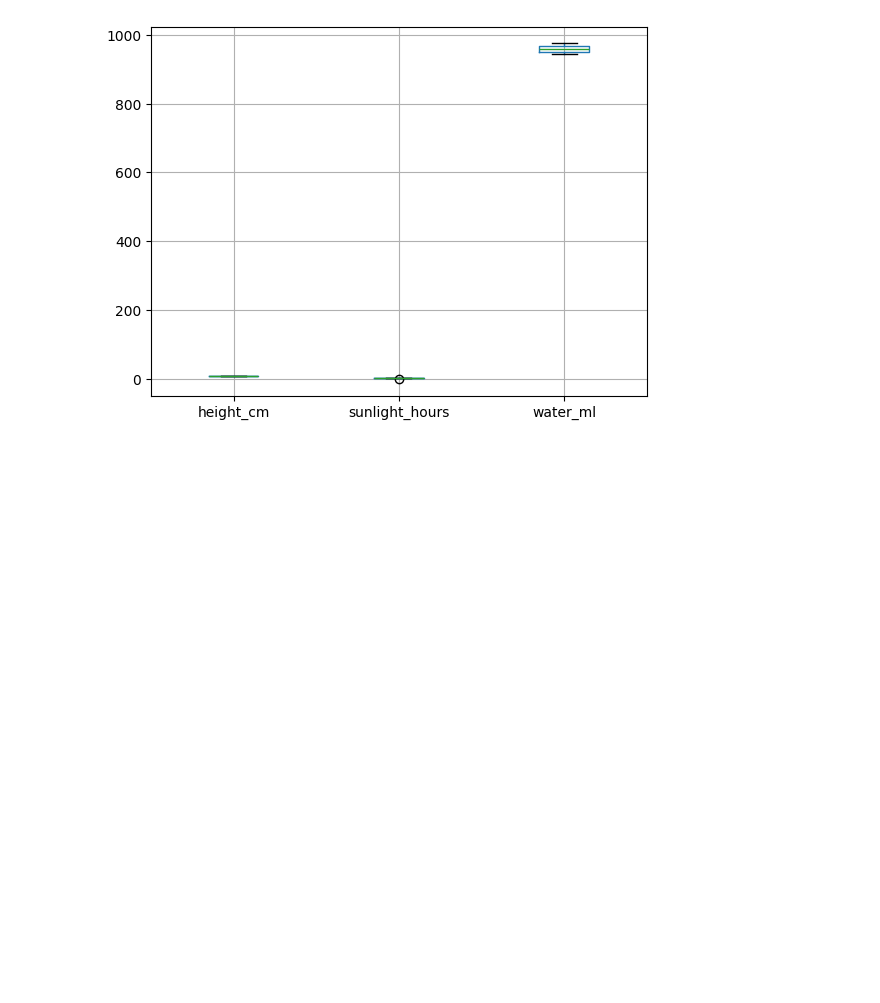
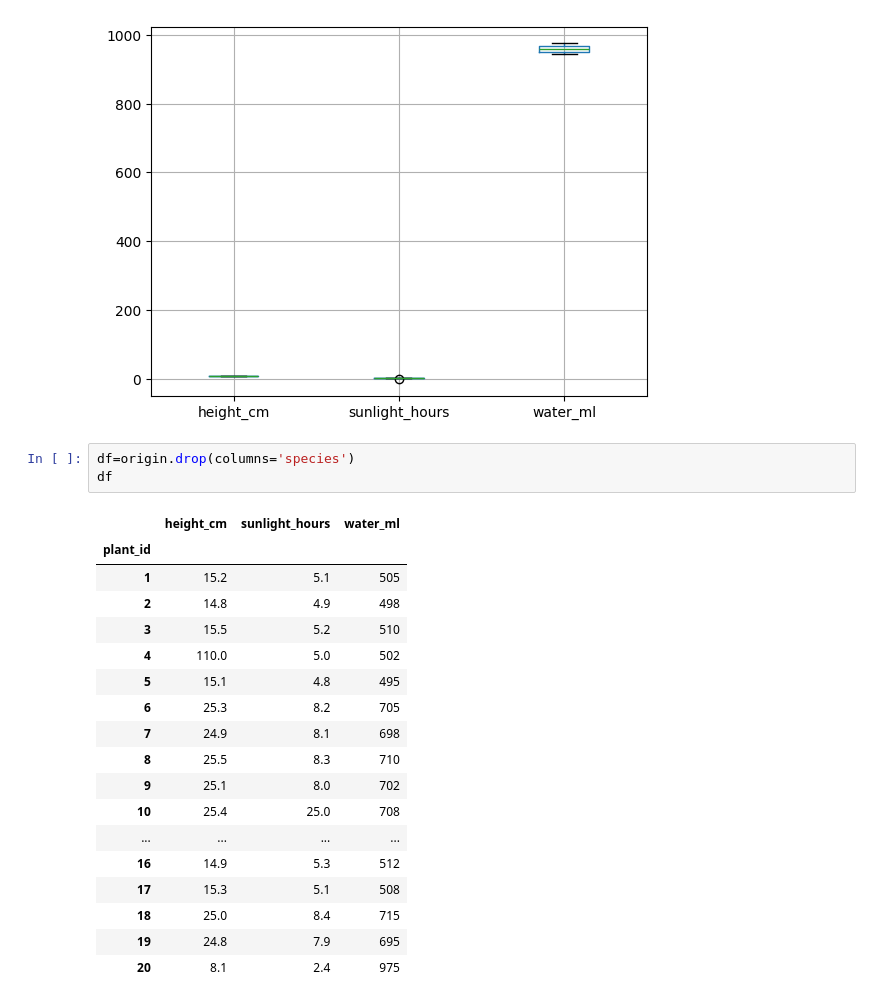
Before and after one commit to Jeronimo6344/data-analysis-basic, a Jupyter notebook: 03 Data Preprocessing 1/03 - 연습문제.ipynb, the cells around one changed output. Saved outputs shown, nothing was run; the diff lists cells and outputs as text; blank space fills up the shorter version.

```diff
--- a/03 - 연습문제.ipynb
+++ b/03 Data Preprocessing 1/03 - 연습문제.ipynb
@@ -433,4 +434,26 @@ for i in s.index:
 [figure]
 < AquaRoot >
 [figure]
+# %%
+df=origin.drop(columns='species')
+df
+# %% [output]
+|  | height_cm | sunlight_hours | water_ml |
+| plant_id |  |  |  |
+| 1 | 15.2 | 5.1 | 505 |
+| 2 | 14.8 | 4.9 | 498 |
+| 3 | 15.5 | 5.2 | 510 |
+| 4 | 110.0 | 5.0 | 502 |
+| 5 | 15.1 | 4.8 | 495 |
+| 6 | 25.3 | 8.2 | 705 |
+| 7 | 24.9 | 8.1 | 698 |
+| 8 | 25.5 | 8.3 | 710 |
+| 9 | 25.1 | 8.0 | 702 |
+| 10 | 25.4 | 25.0 | 708 |
+| ... | ... | ... | ... |
+| 16 | 14.9 | 5.3 | 512 |
+| 17 | 15.3 | 5.1 | 508 |
+| 18 | 25.0 | 8.4 | 715 |
+| 19 | 24.8 | 7.9 | 695 |
+| 20 | 8.1 | 2.4 | 975 |
 # %%
```
Also changed, not shown: parts of 4 cells of this notebook, 8 other files.
